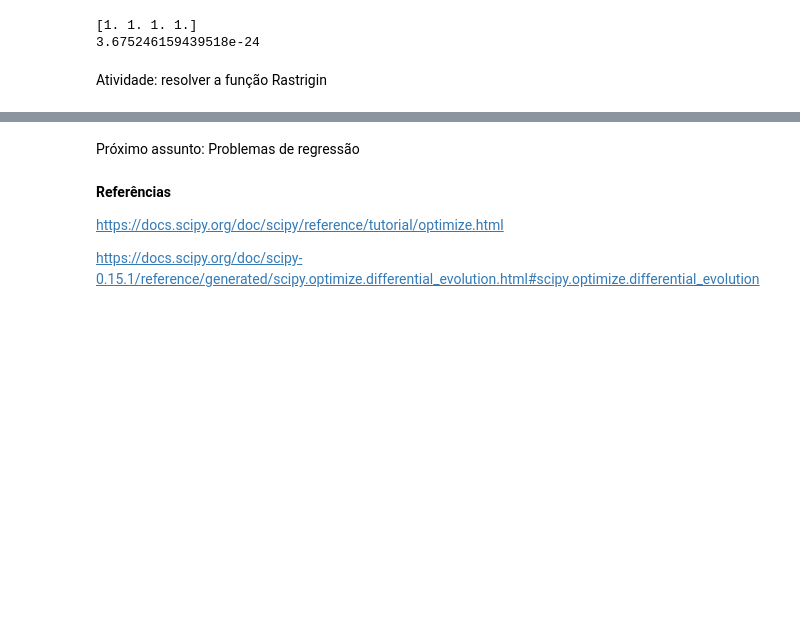
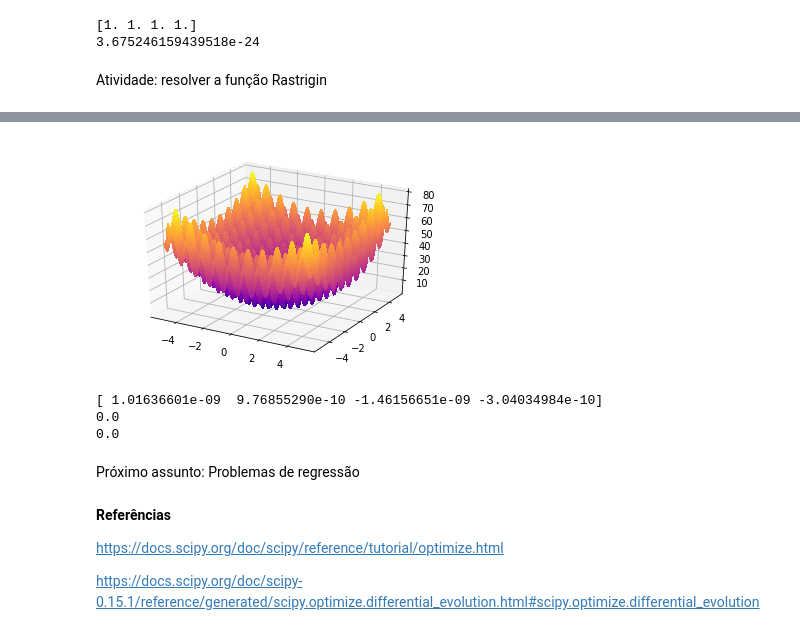
Before and after one commit to lucianaa/topicosIC, a Jupyter notebook: aula3.ipynb, the cells around one changed output, grey strips where cells are left out. Cells and saved outputs as stored; diff of their text form; code cells hidden in the pictures; blank space fills up the shorter version.

```diff
--- a/aula3.ipynb
+++ b/aula3.ipynb
@@ -123,3 +162,27 @@ Atividade: resolver a função Rastrigin
+# %%
+from matplotlib import cm
+#com esquema de cores e antialias
+fig = plt.figure()
+ax = fig.gca(projection='3d')
+ax.plot_surface(x, y, z,rstride=1, cstride=1, cmap=cm.plasma, linewidth=0, antialiased=False)
+plt.show()
+# %% [output]
+[figure, added]
+# %%
+#otimização
+from scipy.optimize import differential_evolution
+
+limites = [(-5.12, 5.12), (-5.12, 5.12), (-5.12, 5.12), (-5.12, 5.12)]
+result = differential_evolution(rastrigin, limites)
+print(result.x)
+print(result.fun)
+
+print(rastrigin([0,0,0,0]))
+#testa se a função é realmente mínima em x=0
+# %% [output]
+[ 1.01636601e-09  9.76855290e-10 -1.46156651e-09 -3.04034984e-10]
+0.0
+0.0
 # %% [markdown]
 Próximo assunto: Problemas de regressão
 # %% [markdown]
```
Also changed, not shown: parts of 2 cells of this notebook, 1 other file.
